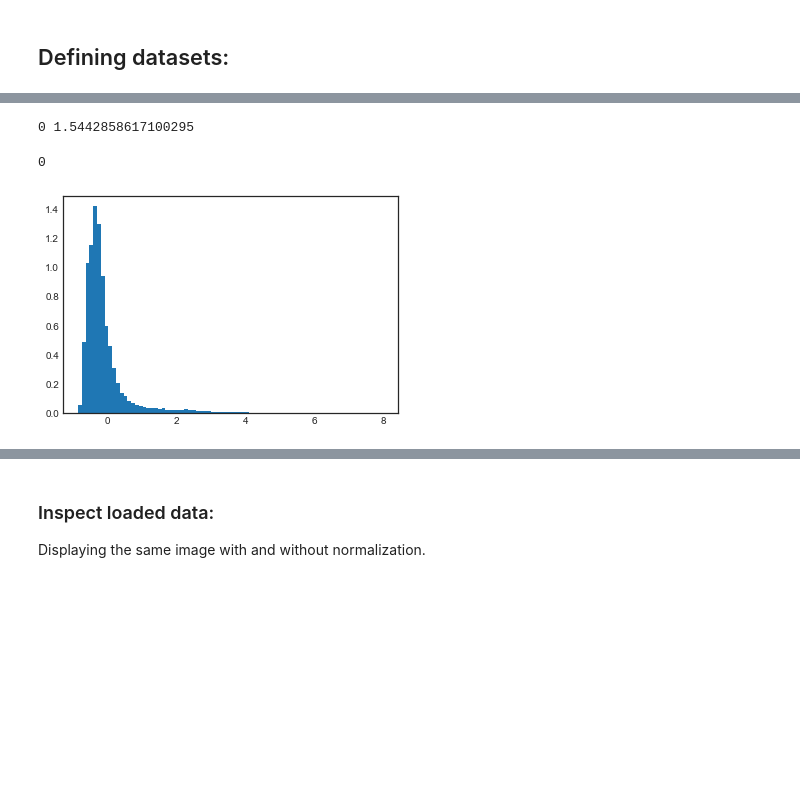
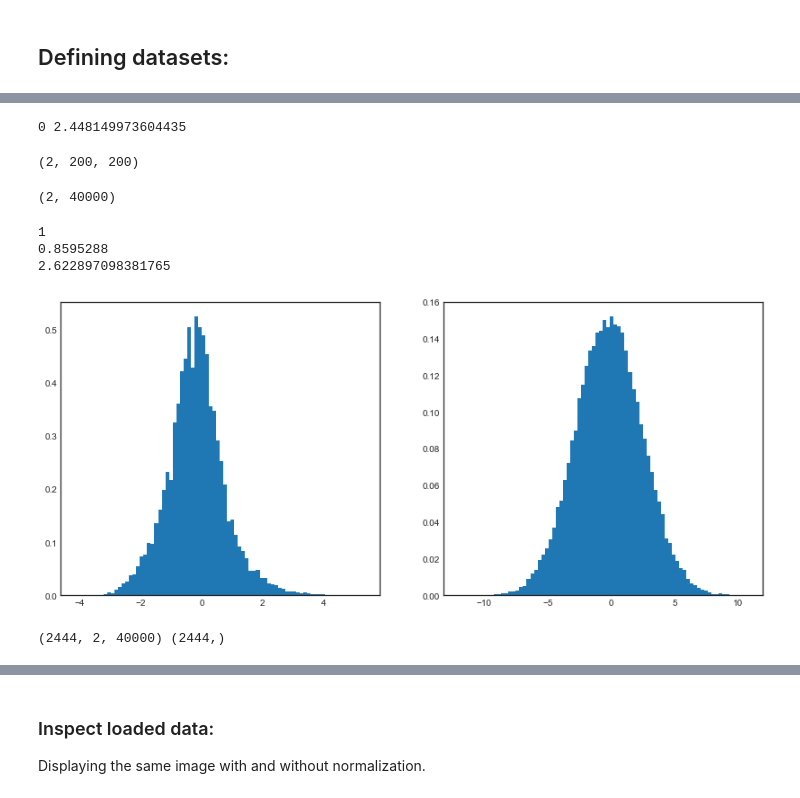
Before and after one commit to WMAPernice/Test_dev, a Jupyter notebook: YNet_dev/New_DEMO_YNet_Res_v11.1.ipynb, the cells around one changed output, grey strips where cells are left out. Saved outputs shown, nothing was run; the diff lists cells and outputs as text; code cells hidden in the pictures; blank space fills up the shorter version.

```diff
--- a/YNet_dev/New_DEMO_YNet_Res_v11.1.ipynb
+++ b/YNet_dev/New_DEMO_YNet_Res_v11.1.ipynb
@@ -154,17 +140,39 @@ def random_contrast(img, alpha):
 for i in range(10):
     im_g = gauss_noise(im)
 # %%
-im = to_np(x)[0]
+idx = 0
+
+ims = to_np(x)
+im = ims[idx]
 im_gauss = gauss_noise(im)
 im_shuf = channel_shuffle(im)
 im_speck = speckle(im)
 # %% [output]
-0 1.5442858617100295
+0 2.448149973604435
-# %%
-idx = 1
-im = np.ravel(to_np(x)[idx][1])
-print(y[idx])
-plt.hist(im, density = True, bins = 80);
-# %% [output]
-0
-[figure, removed]
+# %%
+im.shape
+# %% [output]
+(2, 200, 200)
+# %%
+im_r = im.reshape(2,40000)
+im_r.shape
+# %% [output]
+(2, 40000)
+# %%
+im_v = np.ravel(im[0])
+im_gauss_v = np.ravel(im_gauss[0])
+
+print(y[idx])
+print(np.std(im))
+print(np.std(im_gauss_v))
+
+
+fig, ax = plt.subplots(1,2, figsize=(14,6))
+
+ax[0].hist(im_v, density = True, bins = 80);
+ax[1].hist(im_gauss_v, density = True, bins = 80);
+# %% [output]
+1
+0.8595288
+2.622897098381765
+[figure, added]
@@ -170,0 +197,5 @@ plt.hist(im, density = True, bins = 80);
+# %%
+print(xs_stack.shape,
+ys_stack.shape)
+# %% [output]
+(2444, 2, 40000) (2444,)
```
Also changed, not shown: parts of 23 cells of this notebook.
